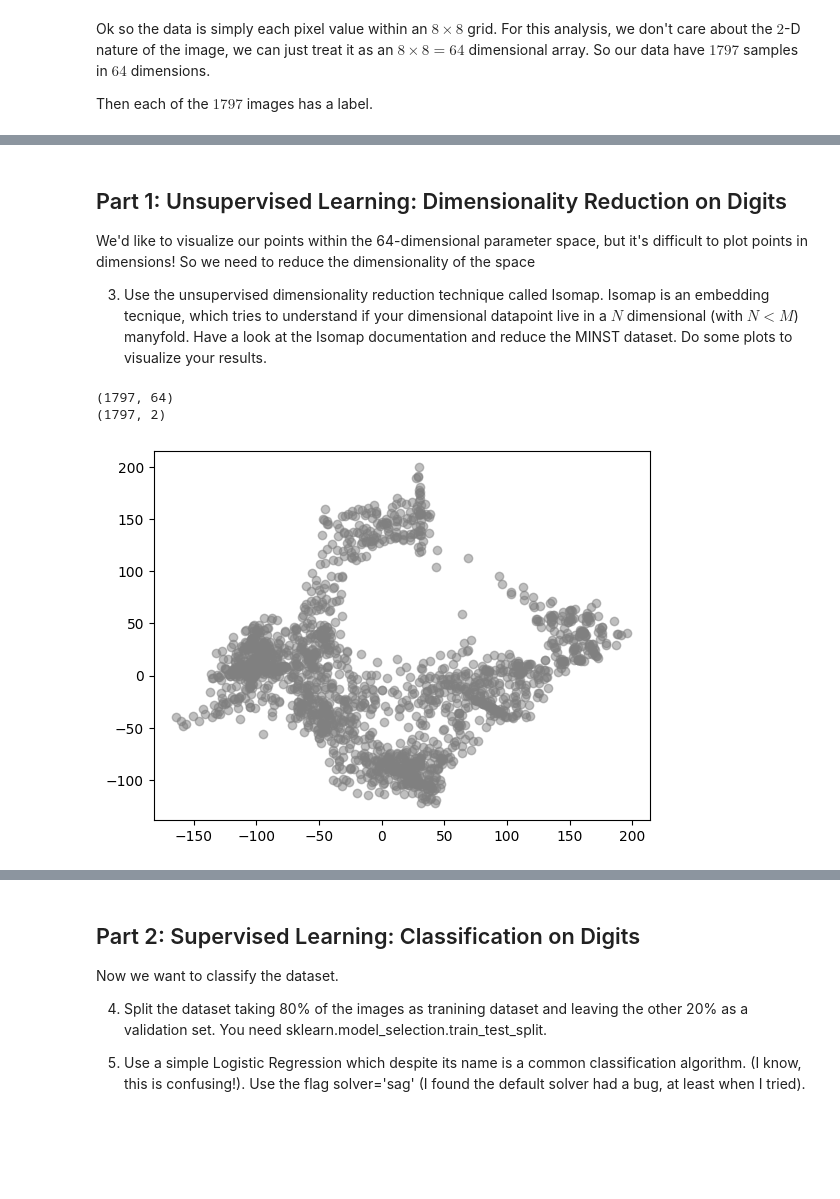
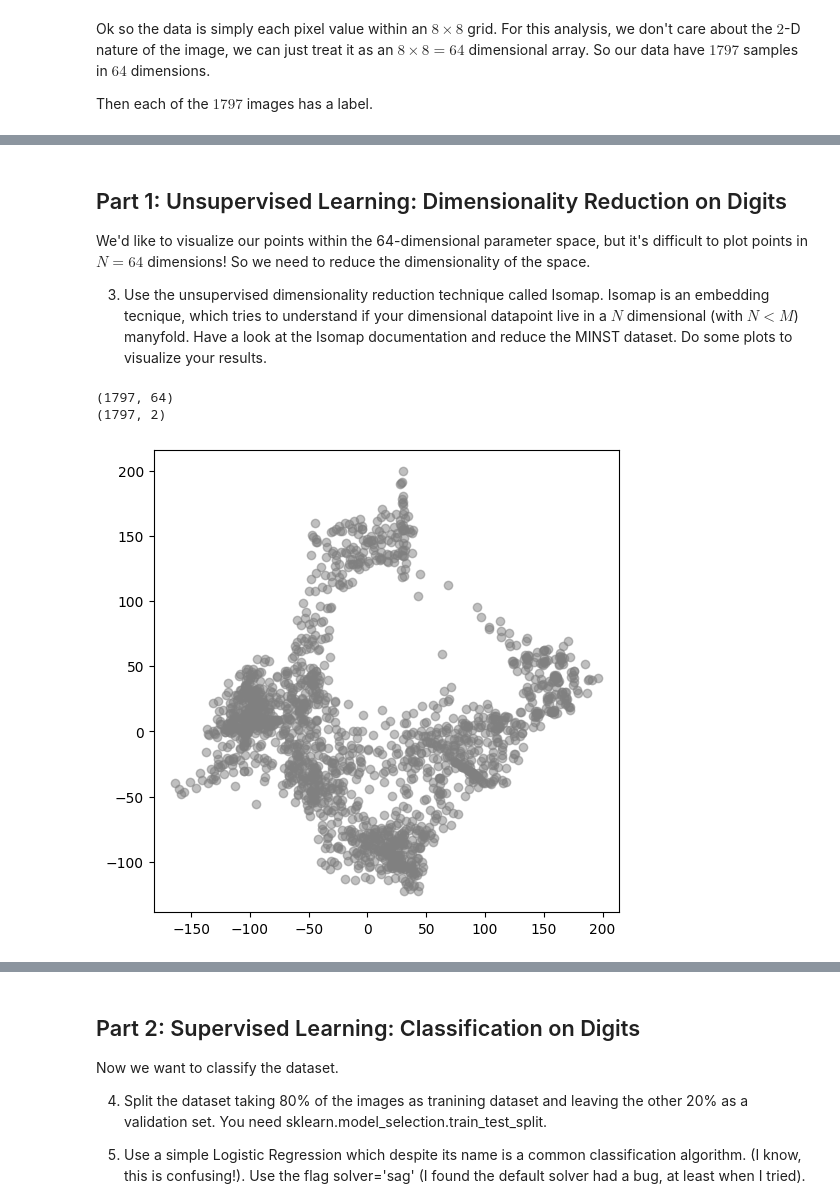
Before and after one commit to Alice-Palladino/astrostatistics_bicocca_2024, a Jupyter notebook: working/L13 - Handwritten digits.ipynb, the cells around one changed output, grey strips where cells are left out. Saved outputs shown, nothing was run; the diff lists cells and outputs as text; code cells hidden in the pictures; blank space fills up the shorter version.

```diff
--- a/working/L13 - Handwritten digits.ipynb
+++ b/working/L13 - Handwritten digits.ipynb
@@ -15,18 +19,11 @@ My guess: \
 1 1 2 0 5 4 4 \
 9 6 2 6 1 0 0
 # %%
+import numpy as np
 from sklearn import datasets
 from sklearn.manifold import Isomap
 import matplotlib.pyplot as plt
 from matplotlib.colors import ListedColormap
-import matplotlib.cm as cm
-import matplotlib
-import numpy as np
-
-'''
-plt.rcParams['font.family'] = 'serif'
-plt.rcParams['mathtext.fontset'] = 'cm'
-plt.rcParams['font.serif'] = ['Liberation Serif'] + plt.rcParams['font.serif']
-plt.rcParams['font.size']=15
-plt.rcParams['figure.figsize']=[6,5]
-'''
+from sklearn.linear_model import LogisticRegression
+from sklearn.model_selection import train_test_split
+from sklearn.metrics import accuracy_score, confusion_matrix
@@ -103,8 +98,7 @@ print(digits.target[0])
 
 ## Part 1: Unsupervised Learning: Dimensionality Reduction on Digits
 
-We'd like to visualize our points within the 64-dimensional parameter space, but it's difficult to plot points in
- dimensions! So we need to reduce the dimensionality of the space
+We'd like to visualize our points within the 64-dimensional parameter space, but it's difficult to plot points in $N=64$ dimensions! So we need to reduce the dimensionality of the space.
 
 3. Use the unsupervised dimensionality reduction technique called Isomap. Isomap is an embedding tecnique, which tries to understand if your
  dimensional datapoint live in a $N$ dimensional (with $N<M$) manyfold. Have a look at the Isomap documentation and reduce the MINST dataset. Do some plots to visualize your results.
@@ -121,10 +113,11 @@ print(X_tr.shape)
 (1797, 64)
 (1797, 2)
 # %%
+plt.figure(figsize=(6, 6))
 plt.scatter(X_tr[:, 0], X_tr[:, 1], c = 'grey', alpha = 0.5)
 plt.show()
 # %% [output]
-[figure, old version]
+[figure, new version]
 # %%
 colors = ['deeppink', 'red', 'orange', 'yellow', 'lawngreen', 'springgreen', 'cyan', 'blue', 'blueviolet', 'magenta']
 custom_cmap = ListedColormap(colors)
```
Also changed, not shown: parts of 15 cells of this notebook.
